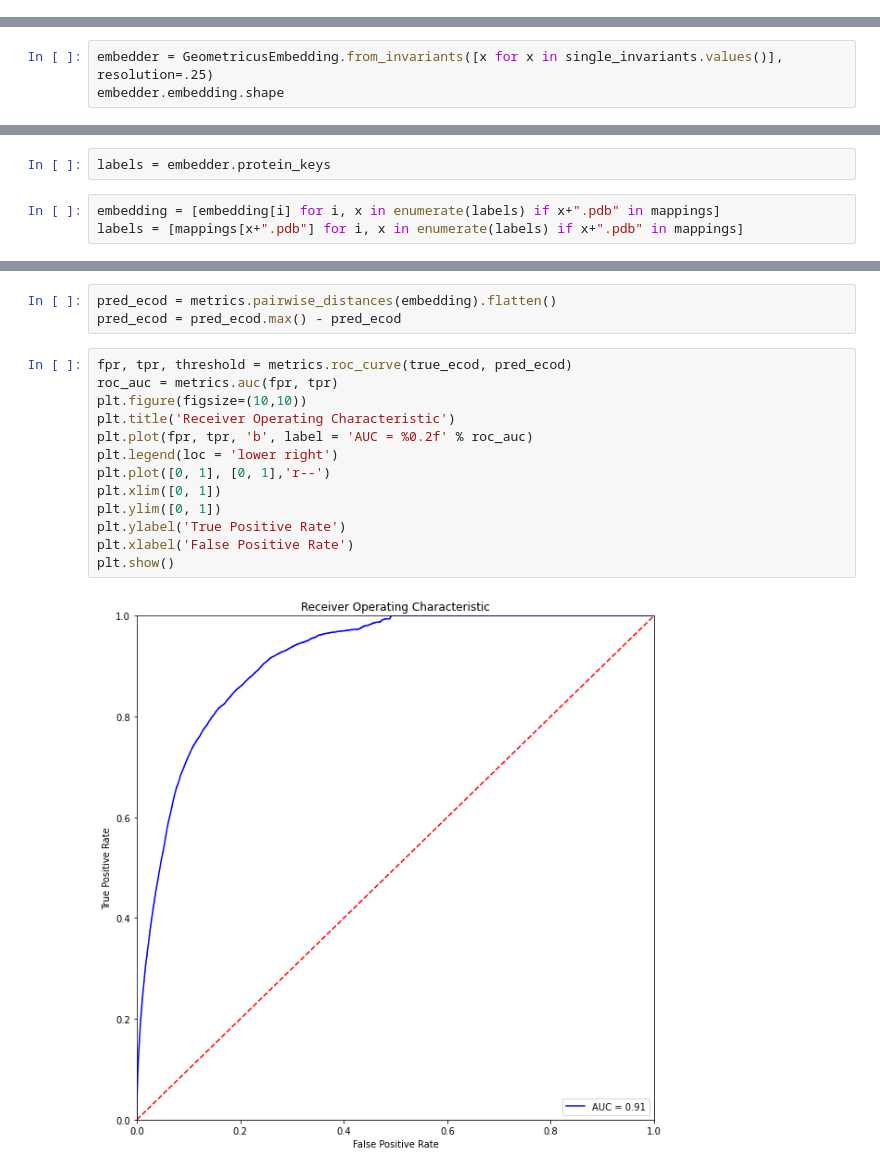
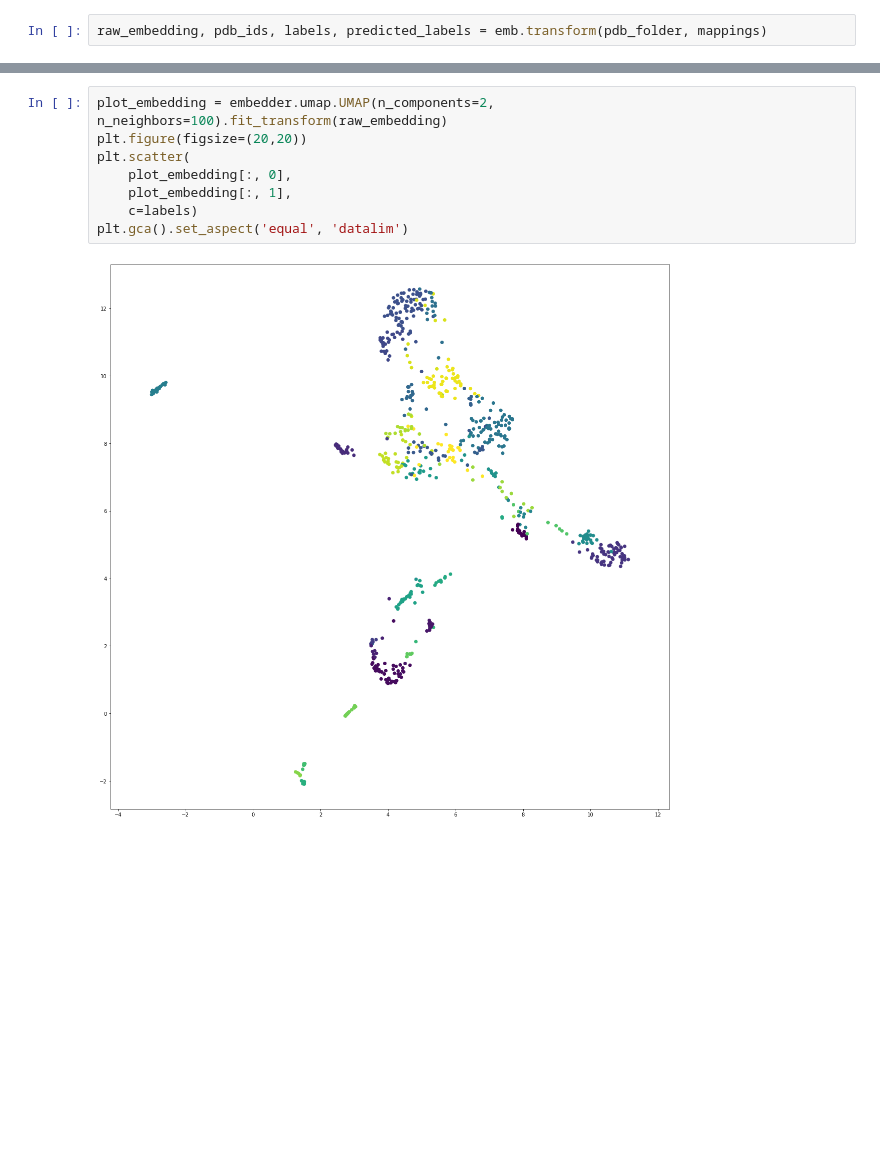
Before and after one commit to TurtleTools/geometricus_deep_learning, a Jupyter notebook: ecod_auc_smallset.ipynb, the cells around one changed output, grey strips where cells are left out. Saved outputs shown, nothing was run; the diff lists cells and outputs as text; blank space fills up the shorter version.

```diff
--- a/ecod_auc_smallset.ipynb
+++ b/ecod_auc_smallset.ipynb
@@ -94,0 +28,2 @@ plt.gca().set_aspect('equal', 'datalim')
+# %%
+raw_embedding, pdb_ids, labels, predicted_labels = emb.transform(pdb_folder, mappings)
@@ -126,3 +61,0 @@ single_invariants = cath.invariants_from_pdb_folder(pdb_folder, split_type=cath.
-# %%
-embedder = GeometricusEmbedding.from_invariants([x for x in single_invariants.values()], resolution=.25)
-embedder.embedding.shape
@@ -134,5 +61,0 @@ embedding = reducer.fit_transform(embedder.embedding)
-# %%
-labels = embedder.protein_keys
-# %%
-embedding = [embedding[i] for i, x in enumerate(labels) if x+".pdb" in mappings]
-labels = [mappings[x+".pdb"] for i, x in enumerate(labels) if x+".pdb" in mappings]
@@ -147,18 +62,10 @@ for i in range(len(labels)):
-# %%
-pred_ecod = metrics.pairwise_distances(embedding).flatten()
-pred_ecod = pred_ecod.max() - pred_ecod
-# %%
-fpr, tpr, threshold = metrics.roc_curve(true_ecod, pred_ecod)
-roc_auc = metrics.auc(fpr, tpr)
-plt.figure(figsize=(10,10))
-plt.title('Receiver Operating Characteristic')
-plt.plot(fpr, tpr, 'b', label = 'AUC = %0.2f' % roc_auc)
-plt.legend(loc = 'lower right')
-plt.plot([0, 1], [0, 1],'r--')
-plt.xlim([0, 1])
-plt.ylim([0, 1])
-plt.ylabel('True Positive Rate')
-plt.xlabel('False Positive Rate')
-plt.show()
-# %% [output]
-[figure, removed]
+# %%
+plot_embedding = embedder.umap.UMAP(n_components=2, n_neighbors=100).fit_transform(raw_embedding)
+plt.figure(figsize=(20,20))
+plt.scatter(
+    plot_embedding[:, 0],
+    plot_embedding[:, 1],
+    c=labels)
+plt.gca().set_aspect('equal', 'datalim')
+# %% [output]
+[figure, added]
```
Also changed, not shown: parts of 24 cells of this notebook, 2 other files.
